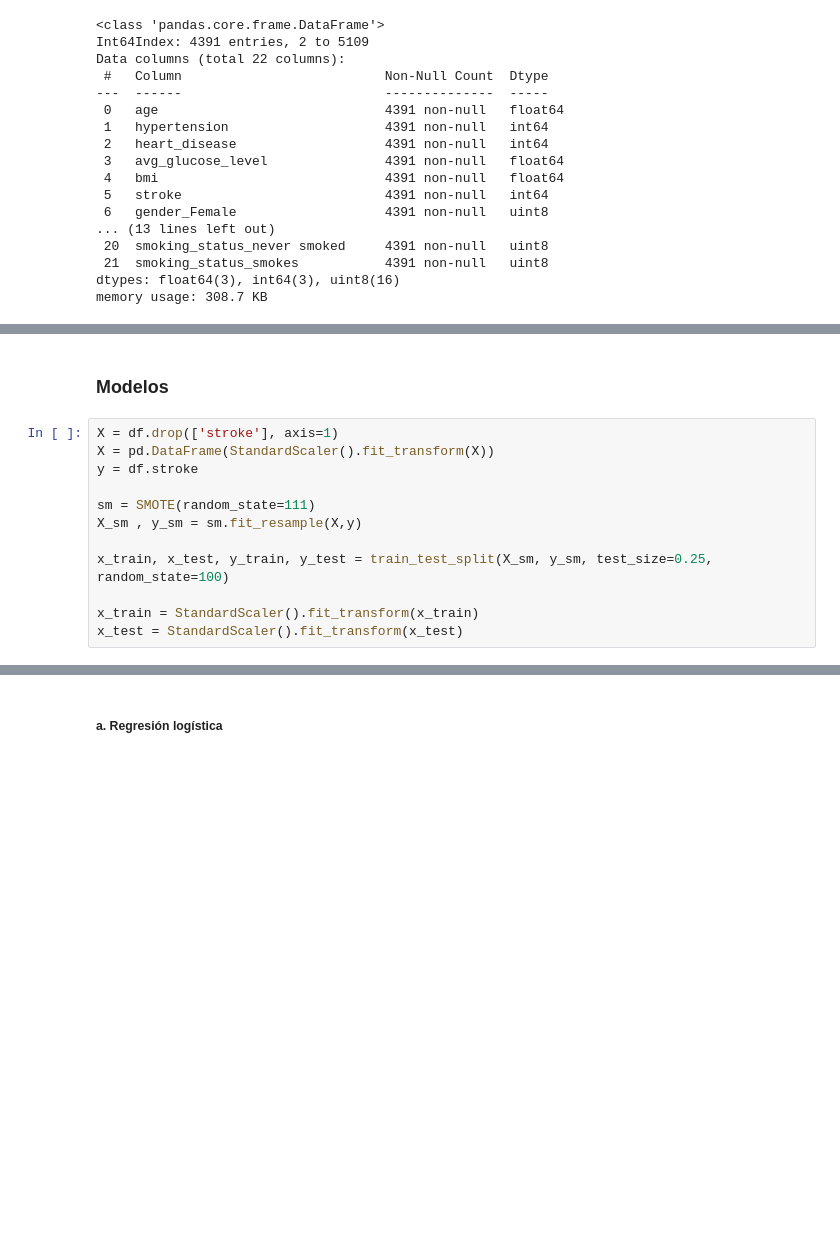
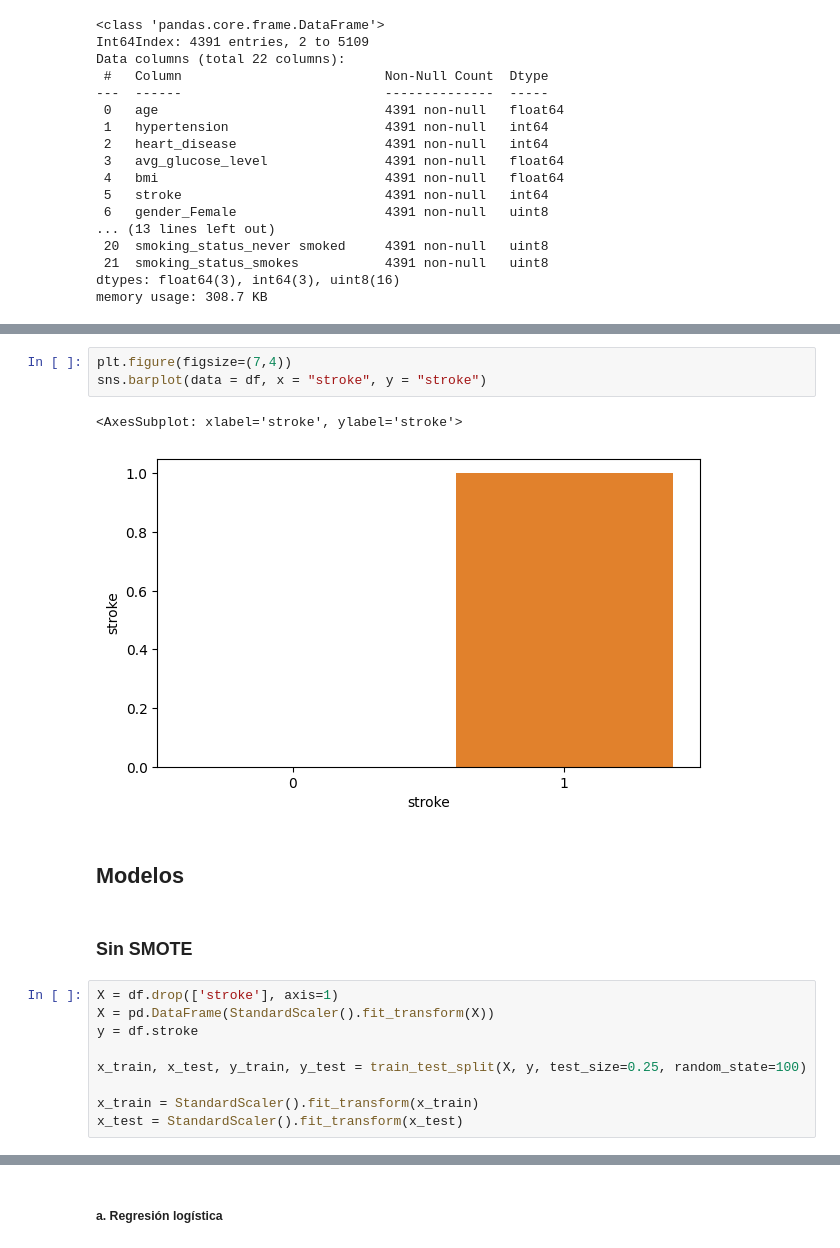
Before and after one commit to aliz378/Stoke-prediciton, a Jupyter notebook: Project/Stroke_prediction.ipynb, the cells around one changed output, grey strips where cells are left out. Cells and saved outputs as stored; diff of their text form; blank space fills up the shorter version.

```diff
--- a/Project/Stroke_prediction.ipynb
+++ b/Project/Stroke_prediction.ipynb
@@ -250,14 +257,19 @@ memory usage: 308.7 KB
+# %%
+plt.figure(figsize=(7,4))
+sns.barplot(data = df, x = "stroke", y = "stroke")
+# %% [output]
+<AxesSubplot: xlabel='stroke', ylabel='stroke'>
+[figure, added]
 # %% [markdown]
-### Modelos
+## **Modelos**
+# %% [markdown]
+### Sin SMOTE
 # %%
 X = df.drop(['stroke'], axis=1)
 X = pd.DataFrame(StandardScaler().fit_transform(X))
 y = df.stroke
 
-sm = SMOTE(random_state=111)
-X_sm , y_sm = sm.fit_resample(X,y)
-
-x_train, x_test, y_train, y_test = train_test_split(X_sm, y_sm, test_size=0.25, random_state=100)
+x_train, x_test, y_train, y_test = train_test_split(X, y, test_size=0.25, random_state=100)
 
 x_train = StandardScaler().fit_transform(x_train)
 x_test = StandardScaler().fit_transform(x_test)
```
Also changed, not shown: parts of 33 cells of this notebook.
